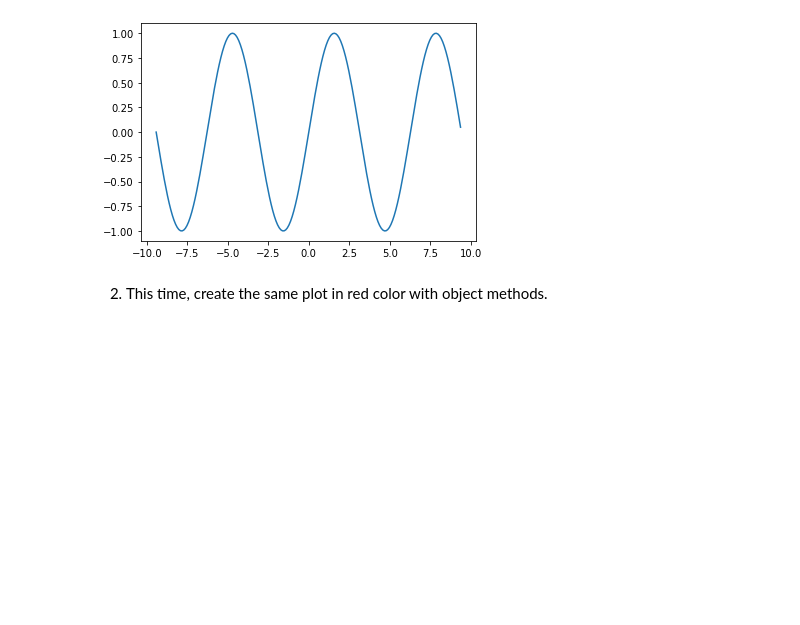
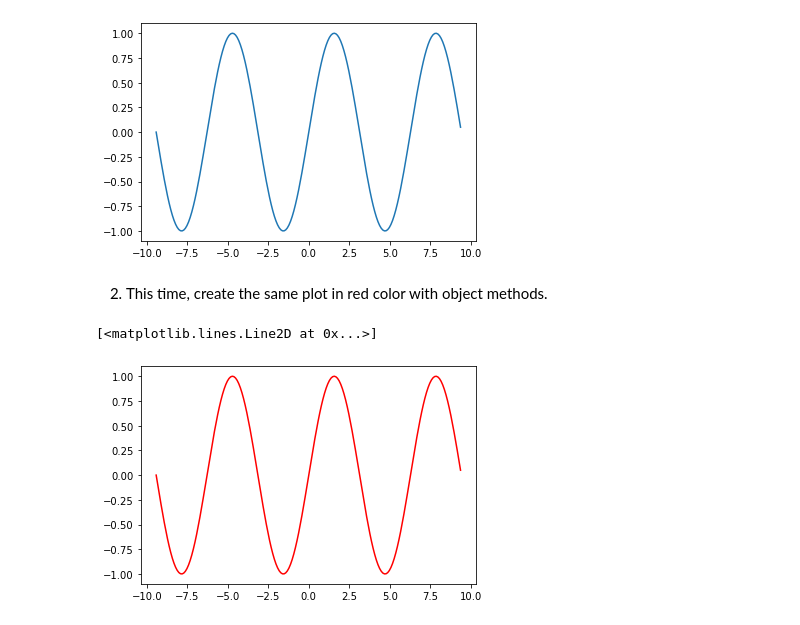
Before and after one commit to FurkanSrtc/DataScience, a Jupyter notebook: 04_02_IntroductionToMatplotlib.ipynb, the cells around one changed output. Cells and saved outputs as stored; diff of their text form; code cells hidden in the pictures; blank space fills up the shorter version.

Commit message:
Matplotlib

```diff
--- a/04_02_IntroductionToMatplotlib.ipynb
+++ b/04_02_IntroductionToMatplotlib.ipynb
@@ -23,13 +23,17 @@ plt.plot(x,y)
 # %%
 import matplotlib.pyplot as plt
 import numpy as np
 import pandas as pd
 
 import warnings
 warnings.filterwarnings('ignore')
 
 x = np.arange(-3*np.pi,3*np.pi,0.1)
 y = np.sin(x)
 
 
-plt.plot(x,y)
+
+plt.plot(x,y,c= "#FF0000")
+# %% [output]
+[<matplotlib.lines.Line2D at 0x...>]
+[figure, added]
```
